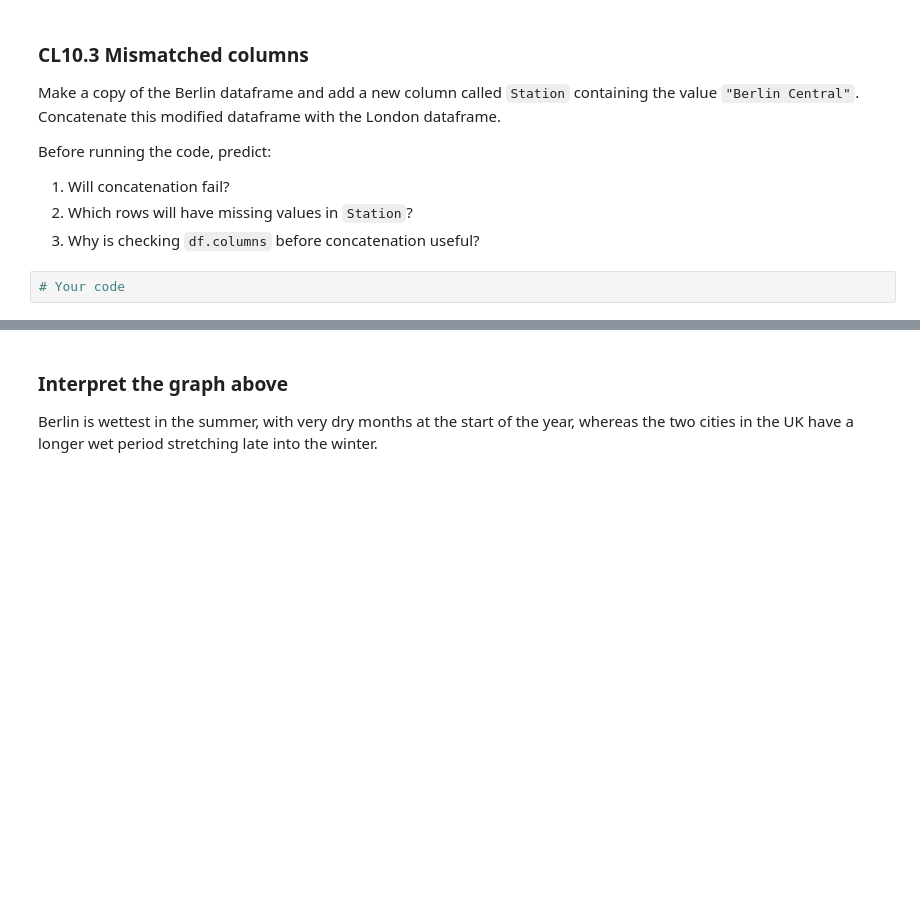
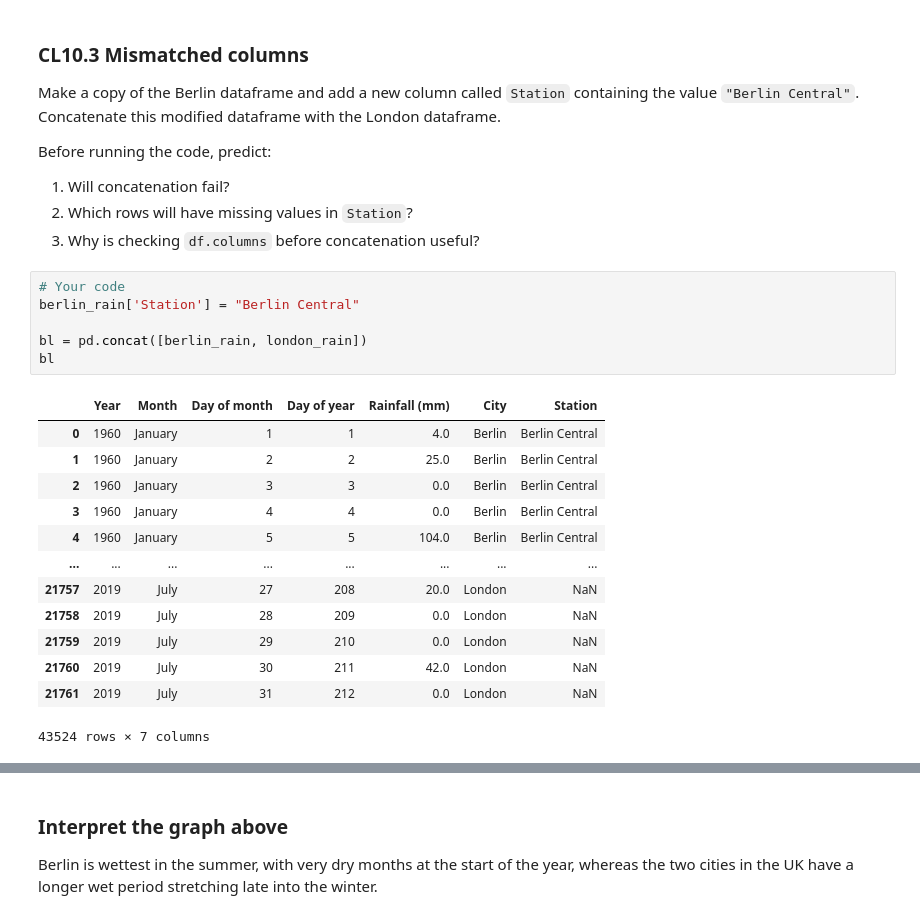
Before and after one commit to satam2/CS133-Data-Vis, a Jupyter notebook: Module04_group-bin/M05_Colab10_Concatenate_Merge.ipynb, the cells around one changed output, grey strips where cells are left out. Saved outputs shown, nothing was run; the diff lists cells and outputs as text; blank space fills up the shorter version.

```diff
--- a/Module04_group-bin/M05_Colab10_Concatenate_Merge.ipynb
+++ b/Module04_group-bin/M05_Colab10_Concatenate_Merge.ipynb
@@ -173,8 +176,26 @@ Before running the code, predict:
 1. Will concatenation fail?
 2. Which rows will have missing values in `Station`?
 3. Why is checking `df.columns` before concatenation useful?
-# %%
-# Your code
+# %%
+# Your code
+berlin_rain['Station'] = "Berlin Central"
+
+bl = pd.concat([berlin_rain, london_rain])
+bl
+# %% [output]
+|  | Year | Month | Day of month | Day of year | Rainfall (mm) | City | Station |
+| 0 | 1960 | January | 1 | 1 | 4.0 | Berlin | Berlin Central |
+| 1 | 1960 | January | 2 | 2 | 25.0 | Berlin | Berlin Central |
+| 2 | 1960 | January | 3 | 3 | 0.0 | Berlin | Berlin Central |
+| 3 | 1960 | January | 4 | 4 | 0.0 | Berlin | Berlin Central |
+| 4 | 1960 | January | 5 | 5 | 104.0 | Berlin | Berlin Central |
+| ... | ... | ... | ... | ... | ... | ... | ... |
+| 21757 | 2019 | July | 27 | 208 | 20.0 | London | NaN |
+| 21758 | 2019 | July | 28 | 209 | 0.0 | London | NaN |
+| 21759 | 2019 | July | 29 | 210 | 0.0 | London | NaN |
+| 21760 | 2019 | July | 30 | 211 | 42.0 | London | NaN |
+| 21761 | 2019 | July | 31 | 212 | 0.0 | London | NaN |
+43524 rows × 7 columns
 # %%
 ## Make a plot with the combined dataframe
 from pandas.api.types import CategoricalDtype
```
Also changed, not shown: parts of 21 cells of this notebook.
